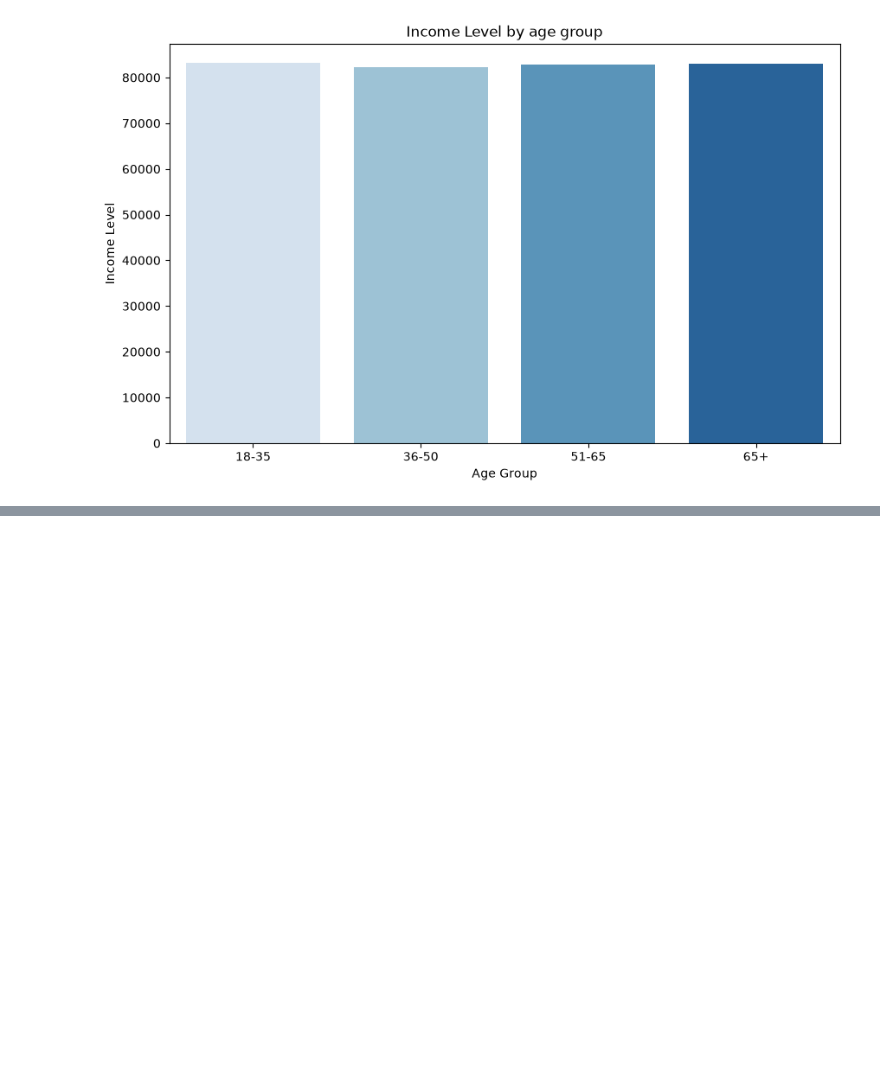
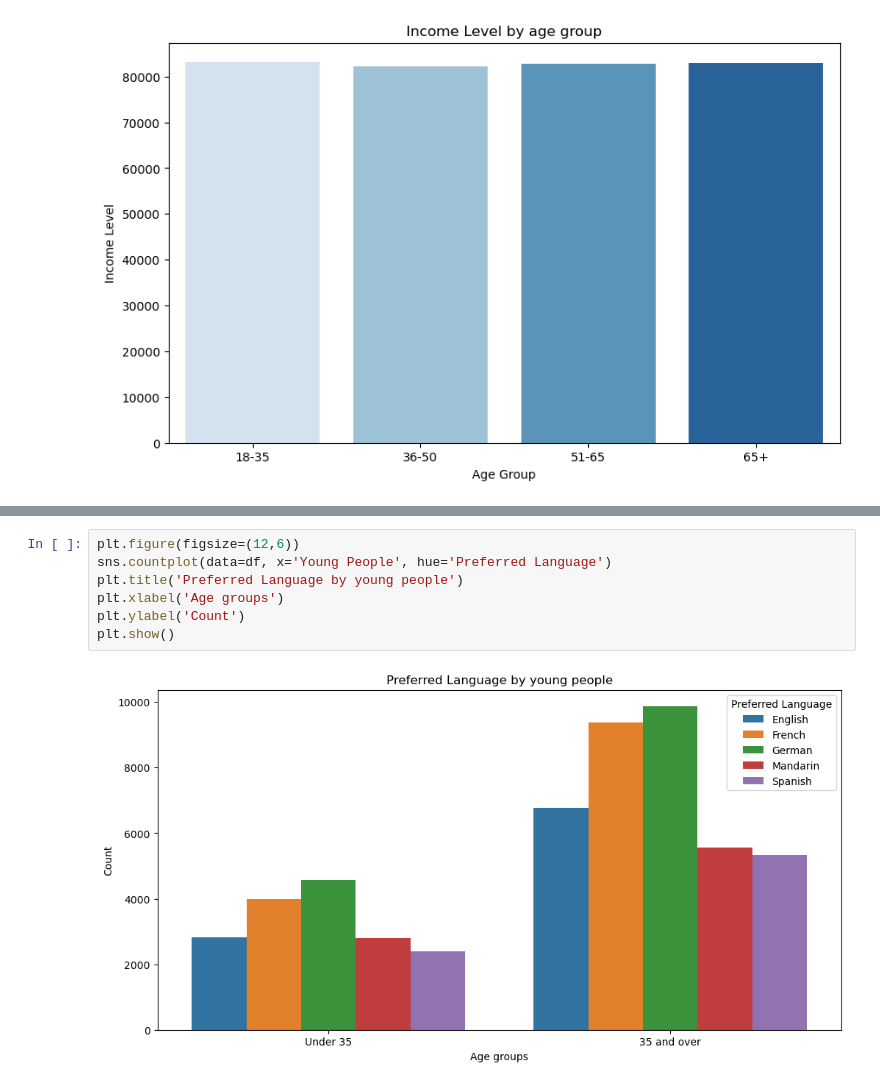
Before and after one commit to AdiGosw/Data_analysis, a Jupyter notebook: customer_segmentation/customer_segmentation.ipynb, the cells around one changed output, grey strips where cells are left out. Cells and saved outputs as stored; diff of their text form; blank space fills up the shorter version.

```diff
--- a/customer_segmentation/customer_segmentation.ipynb
+++ b/customer_segmentation/customer_segmentation.ipynb
@@ -111,0 +131,9 @@ plt.show()
+# %%
+plt.figure(figsize=(12,6))
+sns.countplot(data=df, x='Young People', hue='Preferred Language')
+plt.title('Preferred Language by young people')
+plt.xlabel('Age groups')
+plt.ylabel('Count')
+plt.show()
+# %% [output]
+[figure, added]
```
Also changed, not shown: parts of 8 cells of this notebook, 9 other files.
